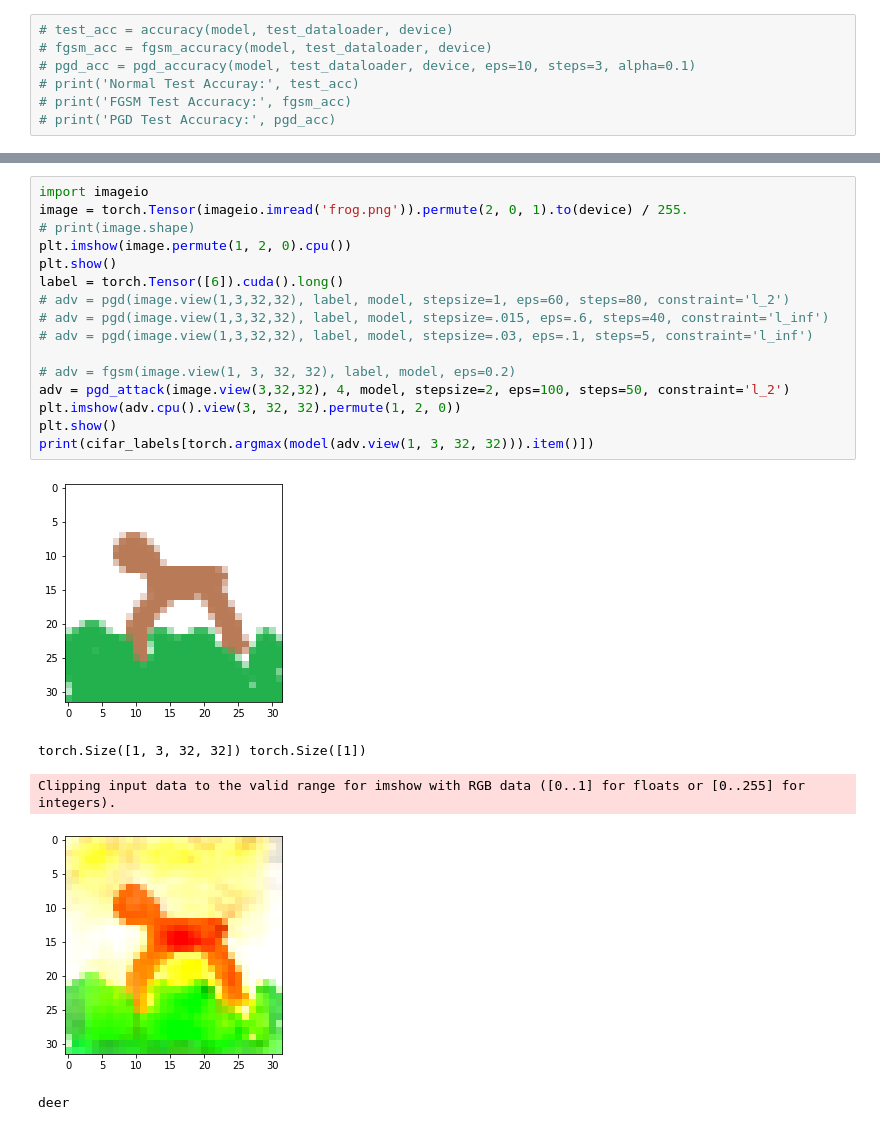
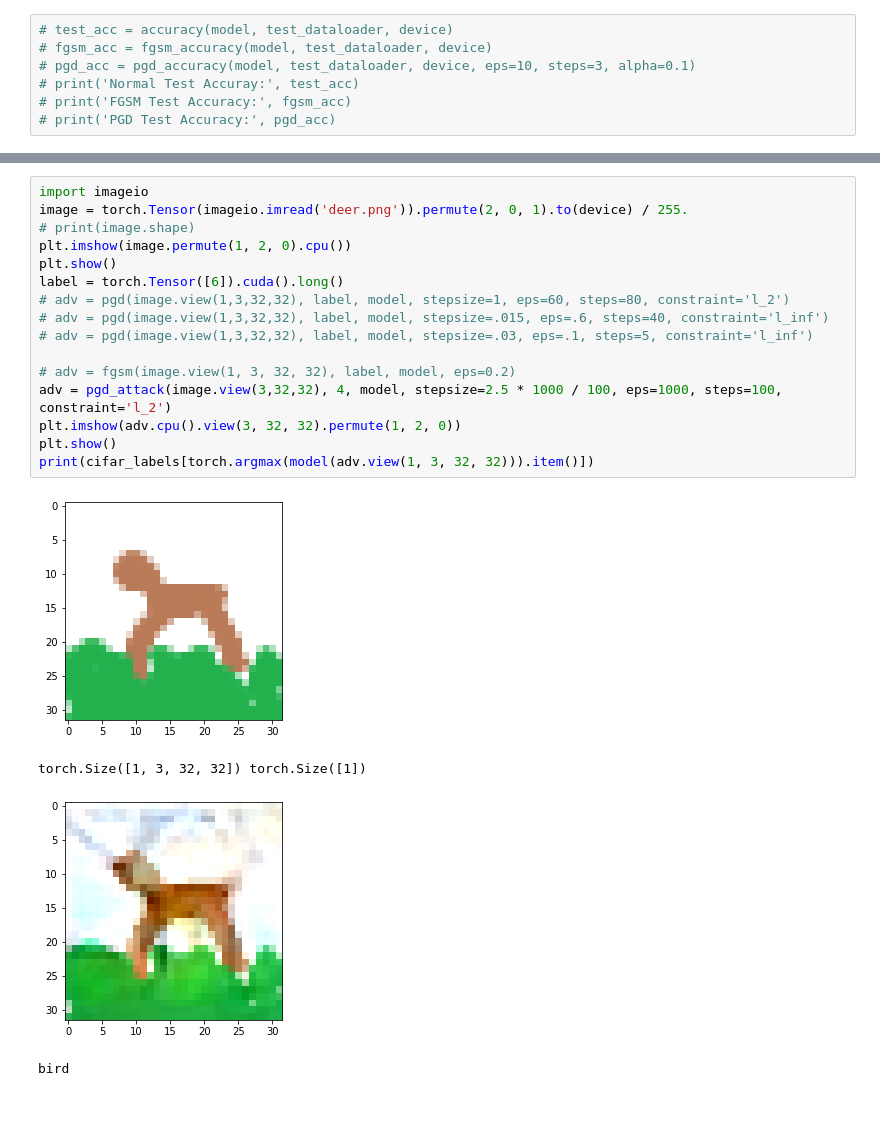
Before and after one commit to Blimeo/nmep-proj, a Jupyter notebook: main.ipynb, the cells around one changed output, grey strips where cells are left out. Drawn from its saved outputs; the diff is of its cells as text.

```diff
--- a/main.ipynb
+++ b/main.ipynb
@@ -80,22 +97,21 @@ dog
 # %%
 import imageio
-image = torch.Tensor(imageio.imread('frog.png')).permute(2, 0, 1).to(device) / 255.
+image = torch.Tensor(imageio.imread('deer.png')).permute(2, 0, 1).to(device) / 255.
 # print(image.shape)
 plt.imshow(image.permute(1, 2, 0).cpu())
 plt.show()
 label = torch.Tensor([6]).cuda().long()
 # adv = pgd(image.view(1,3,32,32), label, model, stepsize=1, eps=60, steps=80, constraint='l_2')
 # adv = pgd(image.view(1,3,32,32), label, model, stepsize=.015, eps=.6, steps=40, constraint='l_inf')
 # adv = pgd(image.view(1,3,32,32), label, model, stepsize=.03, eps=.1, steps=5, constraint='l_inf')
 
 # adv = fgsm(image.view(1, 3, 32, 32), label, model, eps=0.2)
-adv = pgd_attack(image.view(3,32,32), 4, model, stepsize=2, eps=100, steps=50, constraint='l_2')
+adv = pgd_attack(image.view(3,32,32), 4, model, stepsize=2.5 * 1000 / 100, eps=1000, steps=100, constraint='l_2')
 plt.imshow(adv.cpu().view(3, 32, 32).permute(1, 2, 0))
 plt.show()
 print(cifar_labels[torch.argmax(model(adv.view(1, 3, 32, 32))).item()])
 # %% [output]
 [figure]
 torch.Size([1, 3, 32, 32]) torch.Size([1])
+[figure, new version]
-Clipping input data to the valid range for imshow with RGB data ([0..1] for floats or [0..255] for integers).
+bird
-[figure, old version]
-deer
```
Also changed, not shown: parts of 6 cells of this notebook, 26 other files.
